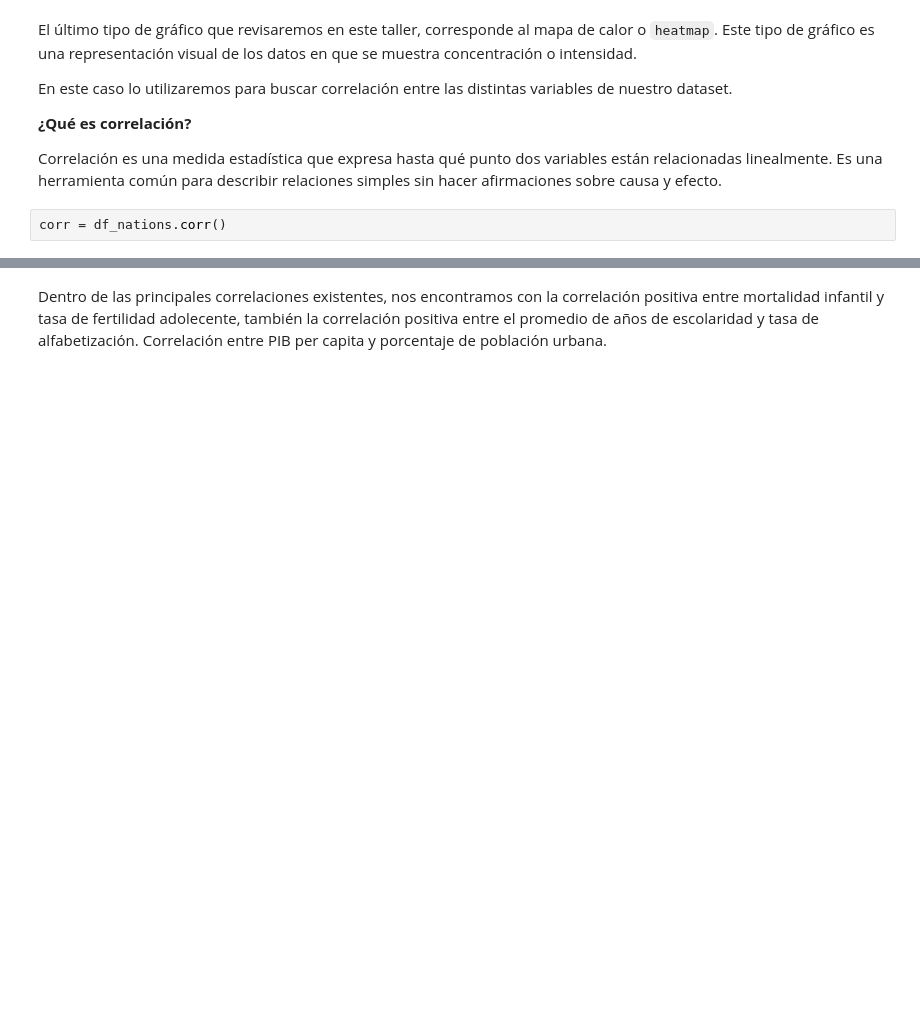
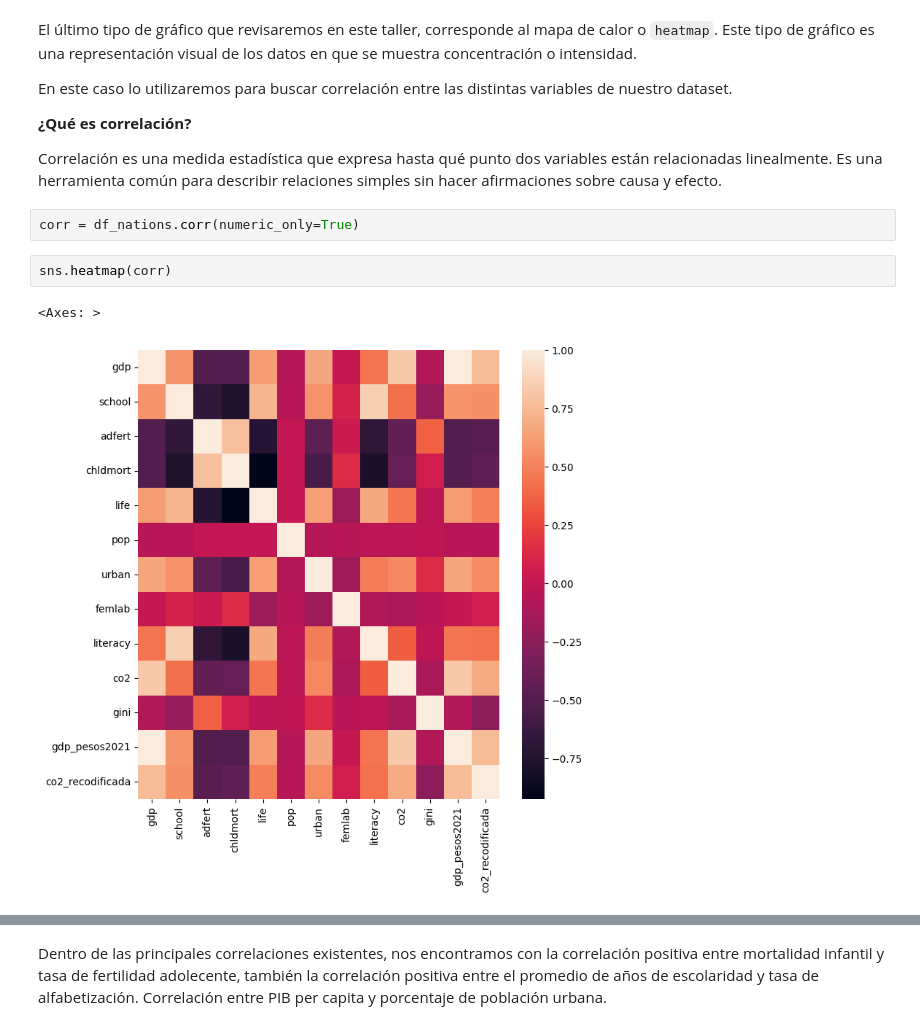
Before and after one commit to CAlvarezLock/learning-projects, a Jupyter notebook: Data_Analysis.ipynb, the cells around one changed output, grey strips where cells are left out. Saved outputs shown, nothing was run; the diff lists cells and outputs as text; blank space fills up the shorter version.

```diff
--- a/Data_Analysis.ipynb
+++ b/Data_Analysis.ipynb
@@ -588,5 +693,10 @@ En este caso lo utilizaremos para buscar correlación entre las distintas variab
 
 Correlación es una medida estadística que expresa hasta qué punto dos variables están relacionadas linealmente. Es una herramienta común para describir relaciones simples sin hacer afirmaciones sobre causa y efecto.
 # %%
-corr = df_nations.corr()
+corr = df_nations.corr(numeric_only=True)
+# %%
+sns.heatmap(corr)
+# %% [output]
+<Axes: >
+[figure, added]
 # %%
```
Also changed, not shown: parts of 36 cells of this notebook.
